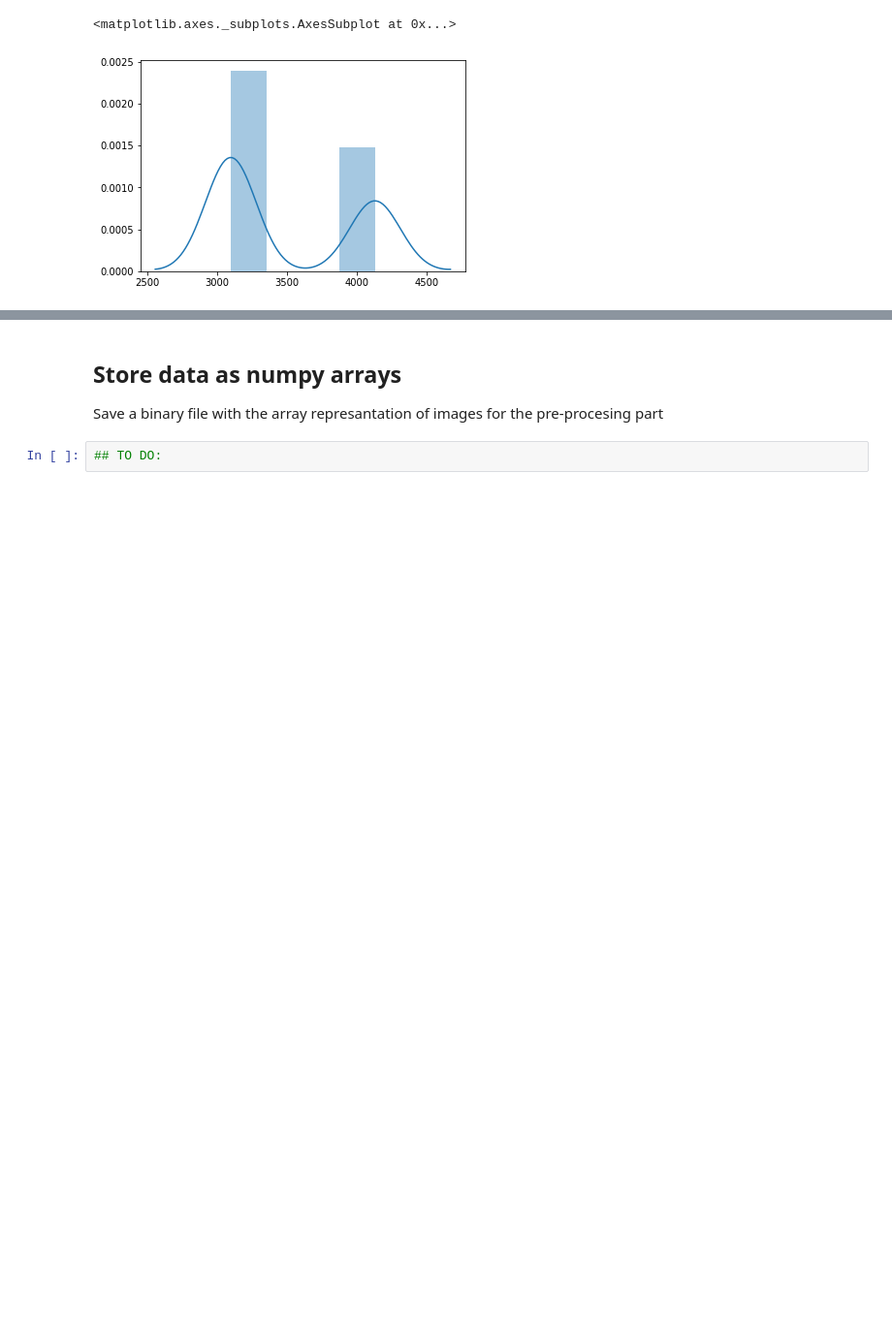
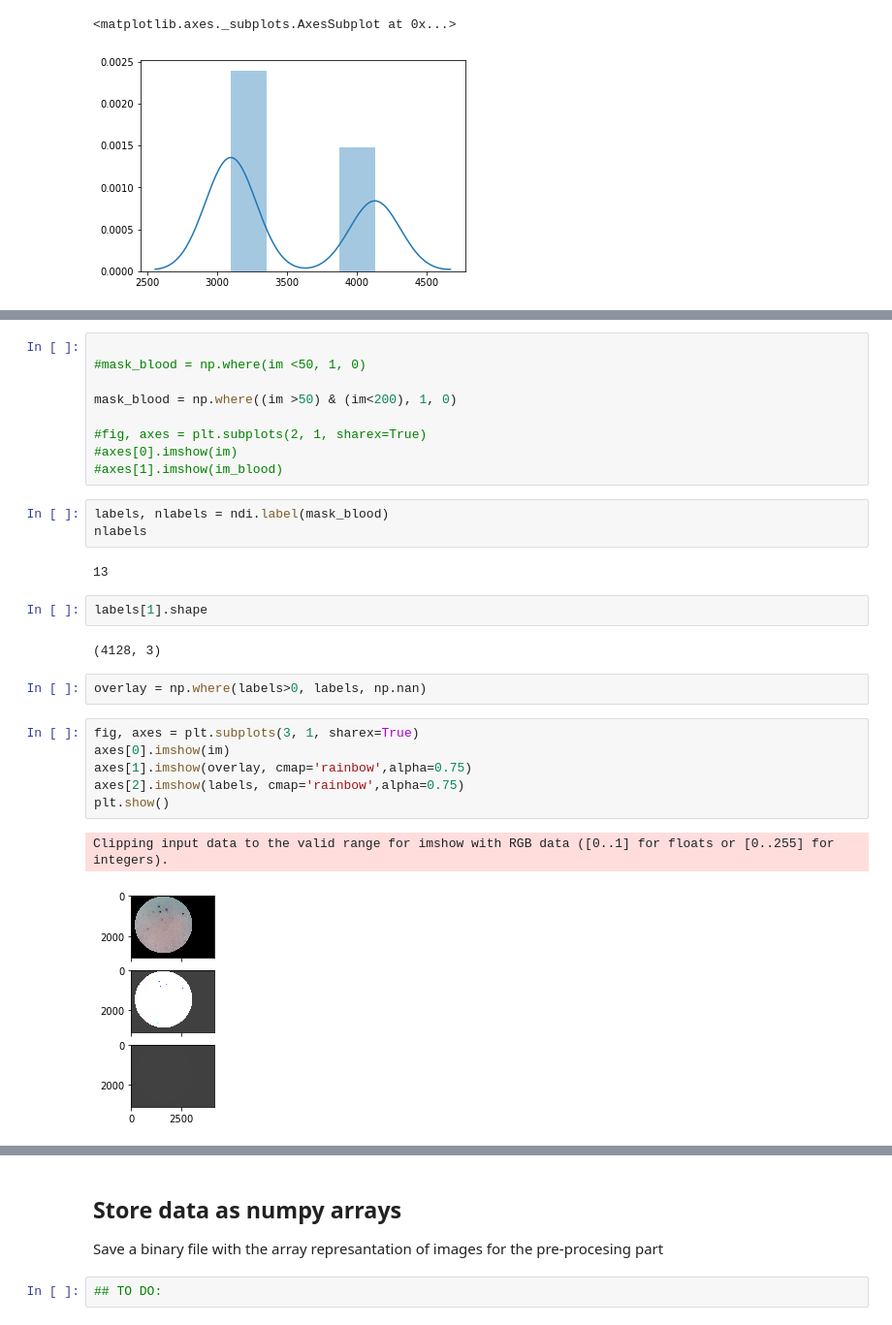
Before and after one commit to ErickDiaz/bioinformatic_thesis_project, a Jupyter notebook: code/data-exploration/data_exploration.ipynb, the cells around one changed output, grey strips where cells are left out. Shown: that part at 97% size. Cells and saved outputs as stored; diff of their text form; blank space fills up the shorter version.

```diff
--- a/code/data-exploration/data_exploration.ipynb
+++ b/code/data-exploration/data_exploration.ipynb
@@ -135,0 +189,29 @@ sns.distplot(widths)
+# %%
+
+#mask_blood = np.where(im <50, 1, 0)
+
+mask_blood = np.where((im >50) & (im<200), 1, 0)
+
+#fig, axes = plt.subplots(2, 1, sharex=True)
+#axes[0].imshow(im)
+#axes[1].imshow(im_blood)
+# %%
+labels, nlabels = ndi.label(mask_blood)
+nlabels
+# %% [output]
+13
+# %%
+labels[1].shape
+# %% [output]
+(4128, 3)
+# %%
+overlay = np.where(labels>0, labels, np.nan)
+# %%
+fig, axes = plt.subplots(3, 1, sharex=True)
+axes[0].imshow(im)
+axes[1].imshow(overlay, cmap='rainbow',alpha=0.75)
+axes[2].imshow(labels, cmap='rainbow',alpha=0.75)
+plt.show()
+# %% [output]
+Clipping input data to the valid range for imshow with RGB data ([0..1] for floats or [0..255] for integers).
+[figure, added]
```
Also changed, not shown: parts of 13 cells of this notebook.
